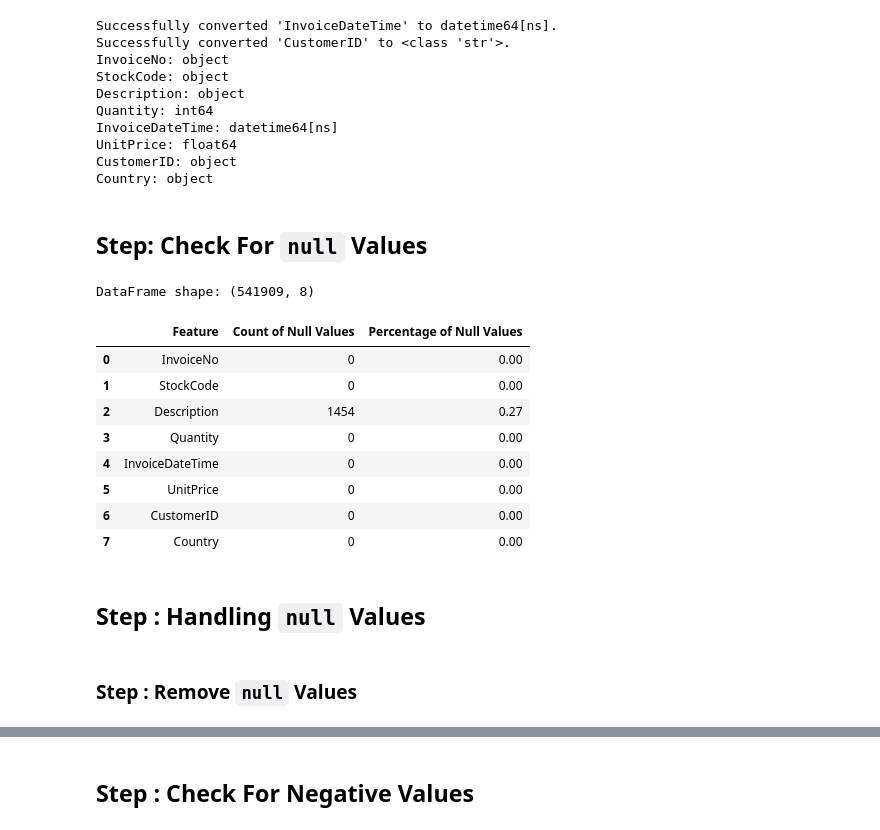
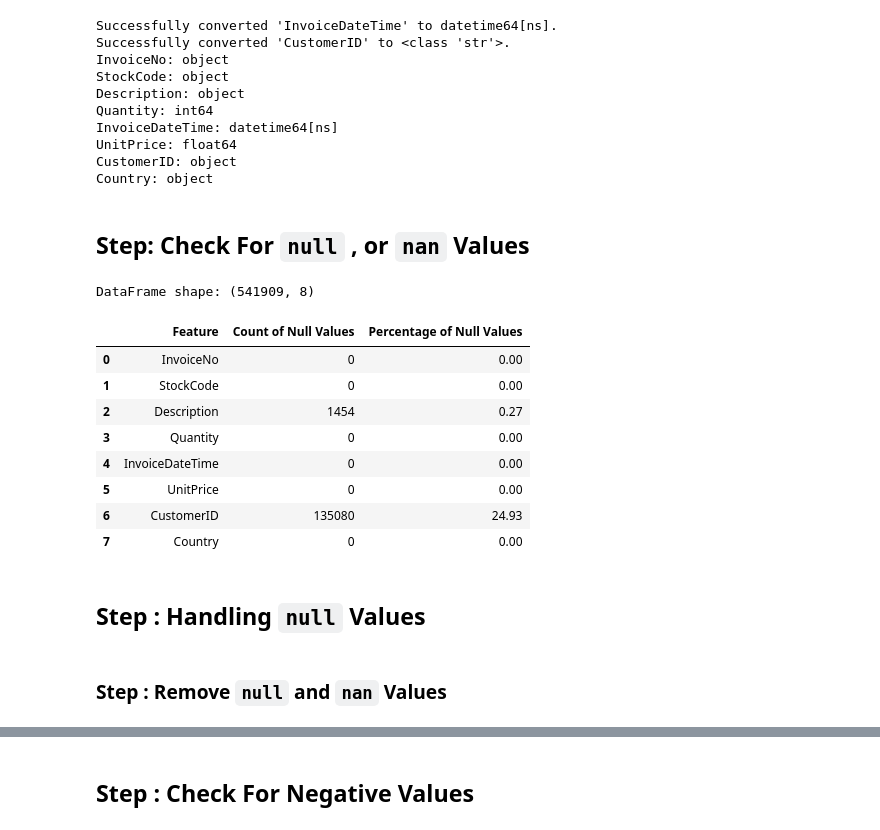
Before and after one commit to nyangweso-rodgers/data-analytics, a Jupyter notebook: 04-analytics-with-python/03-projects/01-analysis-of-an-online-e-commerce-dataset/02-retention-analysis.ipynb, the cells around one changed output, grey strips where cells are left out. Cells and saved outputs as stored; diff of their text form; code cells hidden in the pictures.

```diff
--- a/04-analytics-with-python/03-projects/01-analysis-of-an-online-e-commerce-dataset/02-retention-analysis.ipynb
+++ b/04-analytics-with-python/03-projects/01-analysis-of-an-online-e-commerce-dataset/02-retention-analysis.ipynb
@@ -125,7 +127,7 @@ UnitPrice: float64
 CustomerID: object
 Country: object
 # %% [markdown]
-## Step: Check For `null` Values
+## Step: Check For `null` , or `nan` Values
 # %%
 def check_null_values(df):
     """
@@ -137,6 +139,9 @@ def check_null_values(df):
     Returns:
     None
     """
+    # Coerce 'nan' strings and other non-standard NaNs to np.nan
+    df = df.replace('nan', np.nan)
+
     # Check for empty DataFrame to avoid division by zero
     total_rows = len(df)
     if total_rows == 0:
@@ -144,39 +149,39 @@ def check_null_values(df):
         return pd.DataFrame(columns=['Feature', 'Count of Null Values', 'Percentage of Null Values'])
     # Calculate null counts and percentages
     null_counts = df.isnull().sum()
     null_percentage = (null_counts / total_rows) * 100
 
     # Create a DataFrame summarizing null values
     null_df = pd.DataFrame({
         'Feature': null_counts.index,
         'Count of Null Values': null_counts.values,
         'Percentage of Null Values': null_percentage.values.round(2),
     })
     # Print shape of the DataFrame dynamically
     print(f"DataFrame shape: {df.shape}")
 
     return null_df
 
 # Check for null values in the DataFrame and get the result as a DataFrame
 null_values_df = check_null_values(df_with_correct_data_types)
 
 # Display the resulting DataFrame
 null_values_df
 # %% [output]
 DataFrame shape: (541909, 8)
 |  | Feature | Count of Null Values | Percentage of Null Values |
 | 0 | InvoiceNo | 0 | 0.00 |
 | 1 | StockCode | 0 | 0.00 |
 | 2 | Description | 1454 | 0.27 |
 | 3 | Quantity | 0 | 0.00 |
 | 4 | InvoiceDateTime | 0 | 0.00 |
 | 5 | UnitPrice | 0 | 0.00 |
-| 6 | CustomerID | 0 | 0.00 |
+| 6 | CustomerID | 135080 | 24.93 |
 | 7 | Country | 0 | 0.00 |
 # %% [markdown]
 ## Step : Handling `null` Values
 # %% [markdown]
-### Step : Remove `null` Values
+### Step : Remove `null` and `nan` Values
 # %%
 def remove_null_rows(df, columns_to_check, verbose=True):
     """
```
Also changed, not shown: parts of 22 cells of this notebook, 5 other files.
